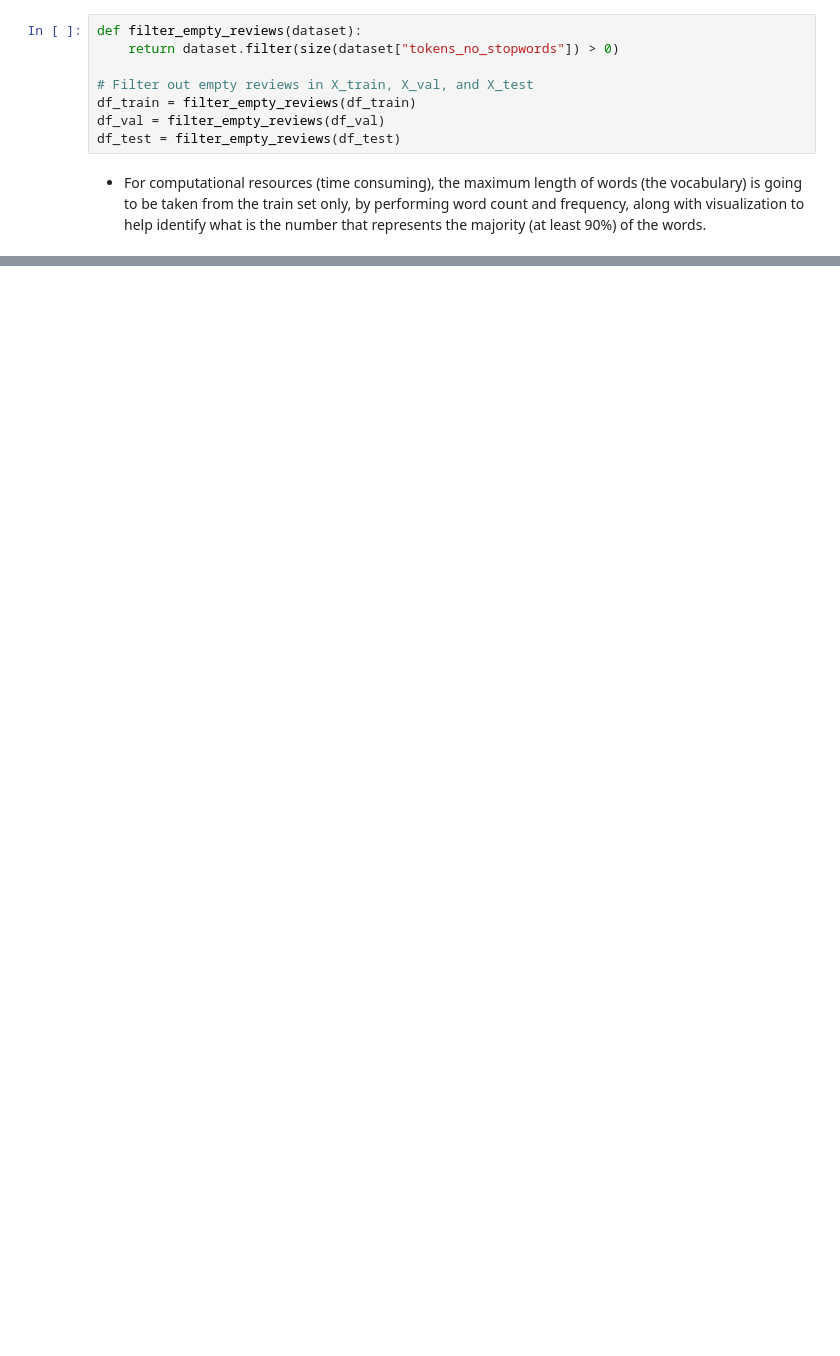
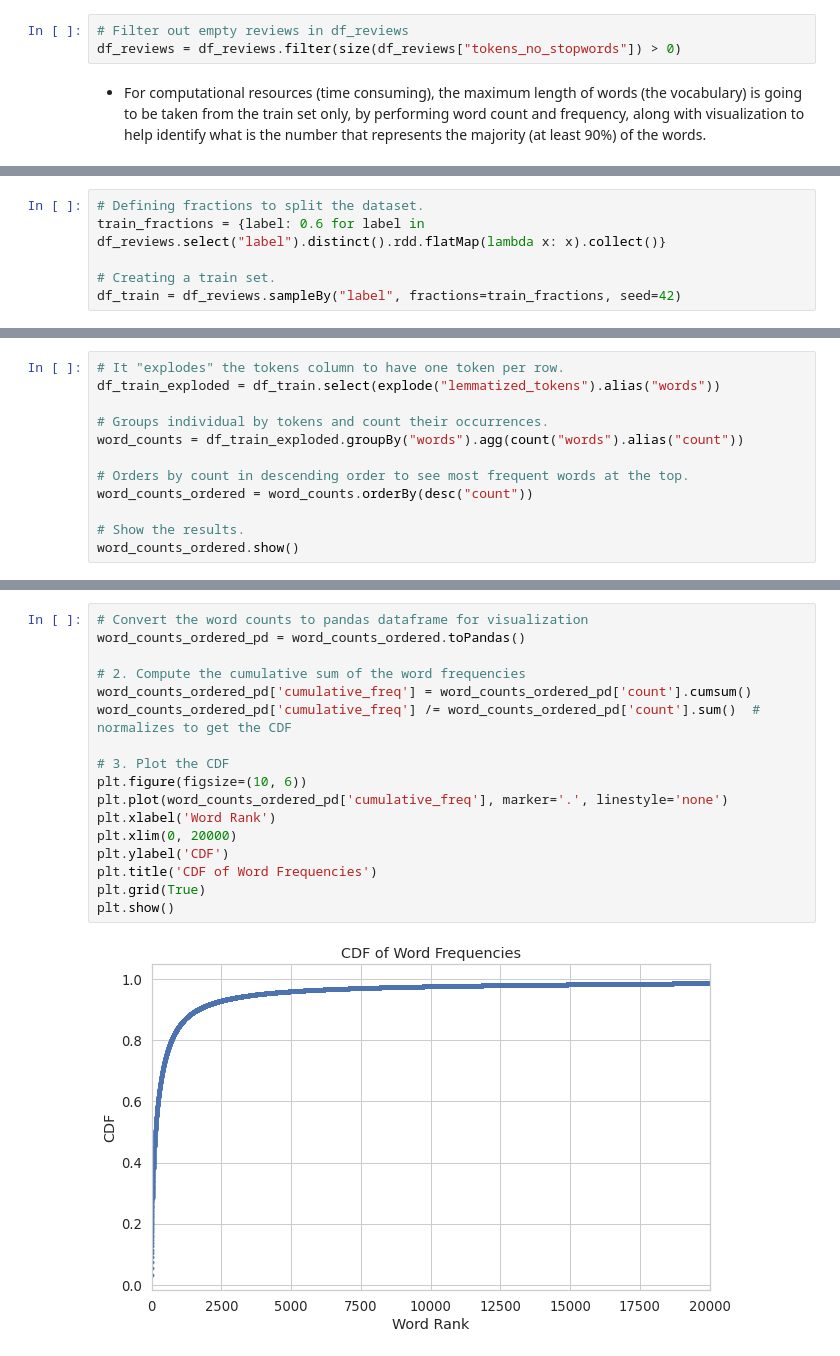
Before and after one commit to nozomu2020264/MSc---DA-C.A.-1---2nd-Semester-, a Jupyter notebook: Msc DA - CA 1 - 2nd Semester - Nozomu - 2020264.ipynb, the cells around one changed output, grey strips where cells are left out. Saved outputs shown, nothing was run; the diff lists cells and outputs as text; blank space fills up the shorter version.

```diff
--- a/Msc DA - CA 1 - 2nd Semester - Nozomu - 2020264.ipynb
+++ b/Msc DA - CA 1 - 2nd Semester - Nozomu - 2020264.ipynb
@@ -873,11 +702,6 @@ Number of empty reviews in Test Set: 9
 # %%
-def filter_empty_reviews(dataset):
-    return dataset.filter(size(dataset["tokens_no_stopwords"]) > 0)
-
-# Filter out empty reviews in X_train, X_val, and X_test
-df_train = filter_empty_reviews(df_train)
-df_val = filter_empty_reviews(df_val)
-df_test = filter_empty_reviews(df_test)
+# Filter out empty reviews in df_reviews
+df_reviews = df_reviews.filter(size(df_reviews["tokens_no_stopwords"]) > 0)
 # %% [markdown]
 - For computational resources (time consuming), the maximum length of words (the vocabulary) is going to be taken from the train set only, by performing word count and frequency, along with visualization to help identify what is the number that represents the majority (at least 90%) of the words.
 # %%
@@ -1051,0 +743,6 @@ model = word2Vec.fit(df_train)
+# %%
+# Defining fractions to split the dataset.
+train_fractions = {label: 0.6 for label in df_reviews.select("label").distinct().rdd.flatMap(lambda x: x).collect()}
+
+# Creating a train set.
+df_train = df_reviews.sampleBy("label", fractions=train_fractions, seed=42)
@@ -1051,0 +769,12 @@ model = word2Vec.fit(df_train)
+# %%
+# It "explodes" the tokens column to have one token per row.
+df_train_exploded = df_train.select(explode("lemmatized_tokens").alias("words"))
+
+# Groups individual by tokens and count their occurrences.
+word_counts = df_train_exploded.groupBy("words").agg(count("words").alias("count"))
+
+# Orders by count in descending order to see most frequent words at the top.
+word_counts_ordered = word_counts.orderBy(desc("count"))
+
+# Show the results.
+word_counts_ordered.show()
@@ -1051,0 +800,19 @@ model = word2Vec.fit(df_train)
+# %%
+# Convert the word counts to pandas dataframe for visualization
+word_counts_ordered_pd = word_counts_ordered.toPandas()
+
+# 2. Compute the cumulative sum of the word frequencies
+word_counts_ordered_pd['cumulative_freq'] = word_counts_ordered_pd['count'].cumsum()
+word_counts_ordered_pd['cumulative_freq'] /= word_counts_ordered_pd['count'].sum()  # normalizes to get the CDF
+
+# 3. Plot the CDF
+plt.figure(figsize=(10, 6))
+plt.plot(word_counts_ordered_pd['cumulative_freq'], marker='.', linestyle='none')
+plt.xlabel('Word Rank')
+plt.xlim(0, 20000)
+plt.ylabel('CDF')
+plt.title('CDF of Word Frequencies')
+plt.grid(True)
+plt.show()
+# %% [output]
+[figure, added]
```
Also changed, not shown: parts of 140 cells of this notebook.
